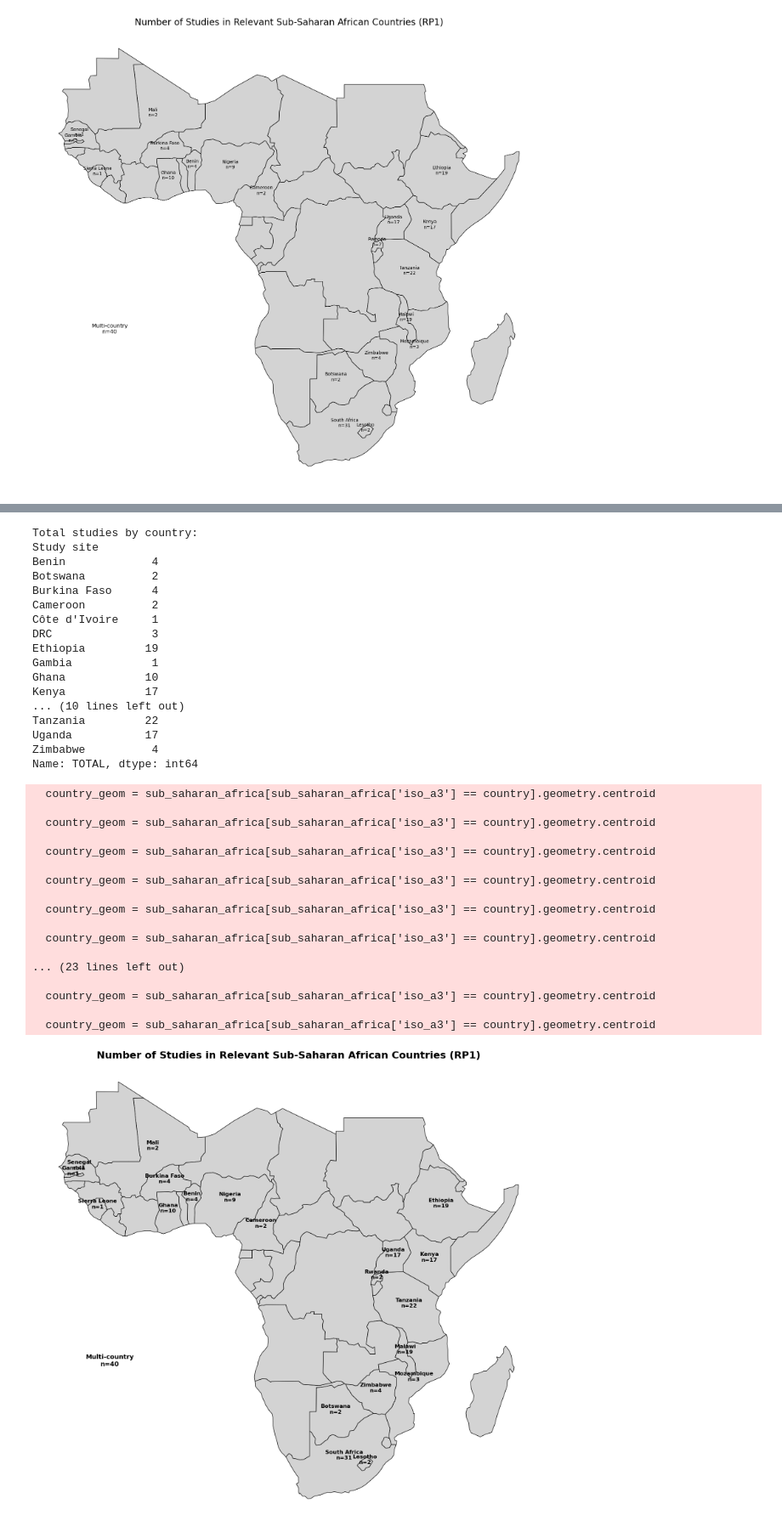
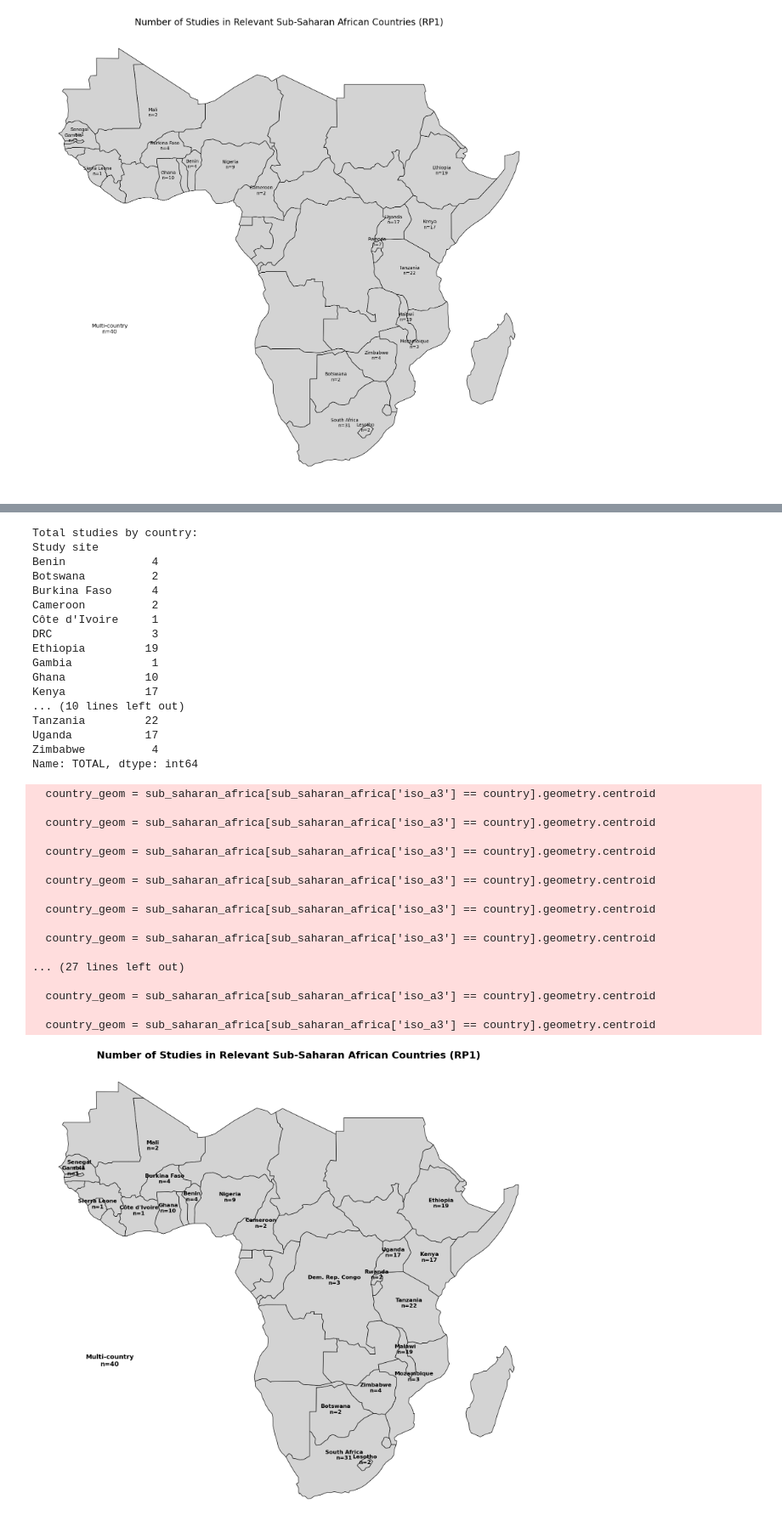
Before and after one commit to Logic06183/Heat_Project-1, a Jupyter notebook: RP2_report_0425.ipynb, the cells around one changed output, grey strips where cells are left out. Shown at 85% size. Saved outputs shown, nothing was run; the diff lists cells and outputs as text; code cells hidden in the pictures.

```diff
--- a/RP2_report_0425.ipynb
+++ b/RP2_report_0425.ipynb
@@ -522,13 +522,13 @@ name_adjustments = {
     "Burkina Faso": "BFA",
     "Cameroon": "CMR",
     "Cote d'Ivoire": "CIV",
-    "Democratic Republic of the Congo": "COD",
-    "Congo": "COG",
+    "Congo": "COD",
+    "DRC": "COG",
     "Eswatini": "SWZ",
     "Ethiopia": "ETH",
     "Gambia": "GMB",
     "Ghana": "GHA",
-    "Ivory Coast": "CIV",
+    "Côte d'Ivoire": "CIV",
     "Kenya": "KEN",
     "Lesotho": "LSO",
     "Malawi": "MWI",
@@ -646,8 +646,8 @@ name_adjustments = {
     "Botswana": "BWA",
     "Burkina Faso": "BFA",
     "Cameroon": "CMR",
-    "Cote d'Ivoire": "CIV",
-    "Democratic Republic of the Congo": "COD",
+    "Côte d'Ivoire": "CIV",
+    "DRC": "COD",
     "Congo": "COG",
     "Eswatini": "SWZ",
     "Ethiopia": "ETH",
@@ -713,32 +713,32 @@ Benin             4
 Botswana          2
 Burkina Faso      4
 Cameroon          2
 Côte d'Ivoire     1
 DRC               3
 Ethiopia         19
 Gambia            1
 Ghana            10
 Kenya            17
 ... (10 lines left out)
 Tanzania         22
 Uganda           17
 Zimbabwe          4
 Name: TOTAL, dtype: int64
   country_geom = sub_saharan_africa[sub_saharan_africa['iso_a3'] == country].geometry.centroid
 
   country_geom = sub_saharan_africa[sub_saharan_africa['iso_a3'] == country].geometry.centroid
 
   country_geom = sub_saharan_africa[sub_saharan_africa['iso_a3'] == country].geometry.centroid
 
   country_geom = sub_saharan_africa[sub_saharan_africa['iso_a3'] == country].geometry.centroid
 
   country_geom = sub_saharan_africa[sub_saharan_africa['iso_a3'] == country].geometry.centroid
 
   country_geom = sub_saharan_africa[sub_saharan_africa['iso_a3'] == country].geometry.centroid
 
-... (23 lines left out)
+... (27 lines left out)
 
   country_geom = sub_saharan_africa[sub_saharan_africa['iso_a3'] == country].geometry.centroid
 
   country_geom = sub_saharan_africa[sub_saharan_africa['iso_a3'] == country].geometry.centroid
-[figure, old version]
+[figure, new version]
```
Also changed, not shown: parts of 7 cells of this notebook, 2 other files.
